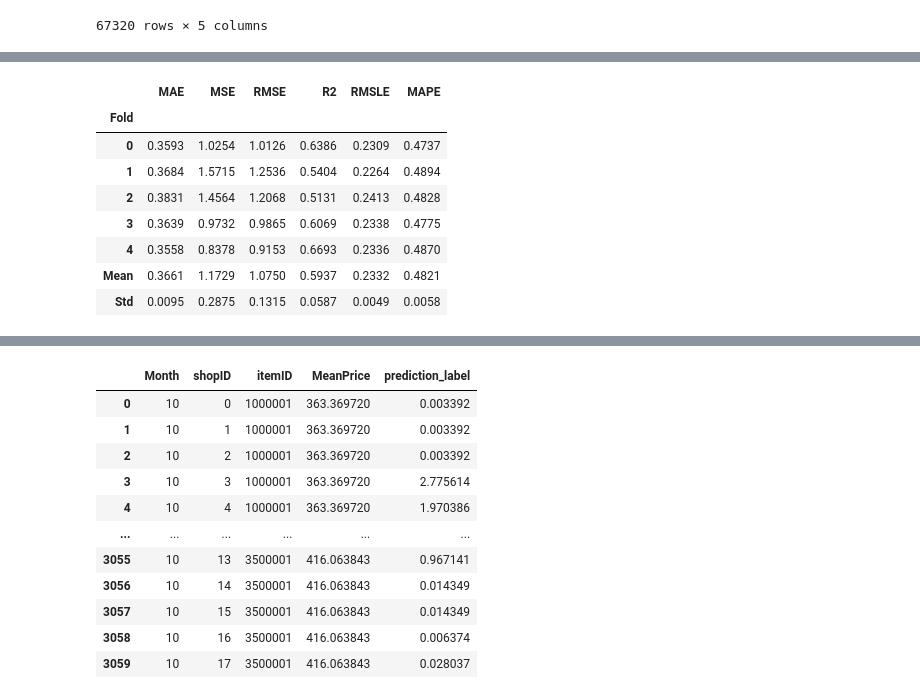
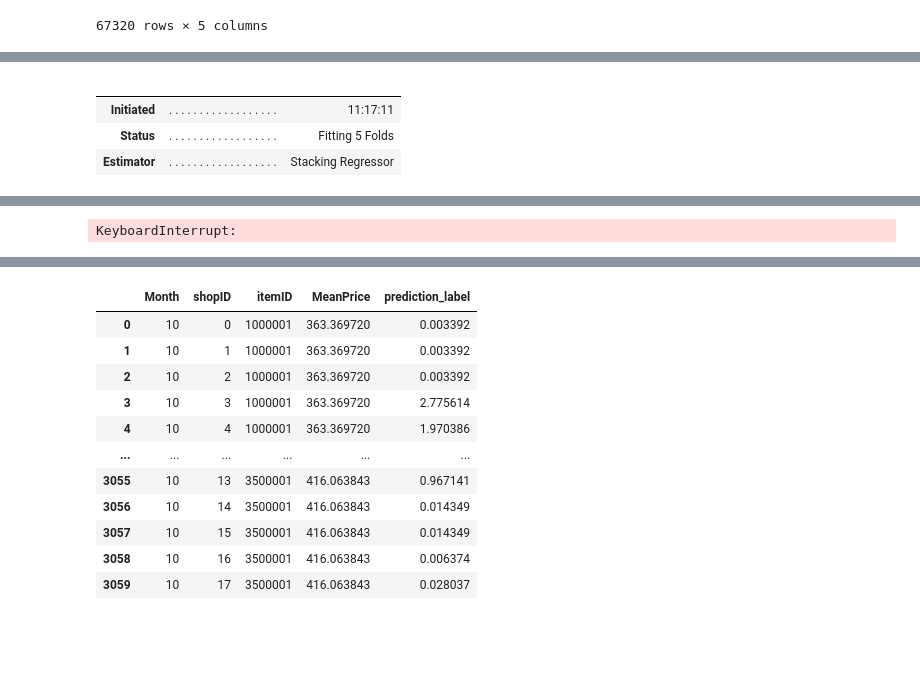
Before and after one commit to Makoto-Noda/dev, a Jupyter notebook: PBL01/PBL01/PBL01_model_fix.ipynb, the cells around one changed output, grey strips where cells are left out. Saved outputs shown, nothing was run; the diff lists cells and outputs as text; code cells hidden in the pictures; blank space fills up the shorter version.

```diff
--- a/PBL01/PBL01/PBL01_model_fix.ipynb
+++ b/PBL01/PBL01/PBL01_model_fix.ipynb
@@ -88,16 +108,13 @@ top3 = compare_models(sort='RMSE', n_select=3, fold=3)
 # %%
-stack_model = stack_models(estimator_list=top3, meta_model=lgbm, fold=5, choose_better=True, optimize='RMSE')
+stack_model = stack_models(estimator_list=top4, meta_model=lgbm_tuned, fold=5, choose_better=True, optimize='R2')
 # %% [output]
+|  |  |  |
+|  |  |  |
+| Initiated | . . . . . . . . . . . . . . . . . . | 11:17:11 |
+| Status | . . . . . . . . . . . . . . . . . . | Fitting 5 Folds |
+| Estimator | . . . . . . . . . . . . . . . . . . | Stacking Regressor |
 [interactive output not drawn]
-|  | MAE | MSE | RMSE | R2 | RMSLE | MAPE |
-| Fold |  |  |  |  |  |  |
-| 0 | 0.3593 | 1.0254 | 1.0126 | 0.6386 | 0.2309 | 0.4737 |
-| 1 | 0.3684 | 1.5715 | 1.2536 | 0.5404 | 0.2264 | 0.4894 |
-| 2 | 0.3831 | 1.4564 | 1.2068 | 0.5131 | 0.2413 | 0.4828 |
-| 3 | 0.3639 | 0.9732 | 0.9865 | 0.6069 | 0.2338 | 0.4775 |
-| 4 | 0.3558 | 0.8378 | 0.9153 | 0.6693 | 0.2336 | 0.4870 |
-| Mean | 0.3661 | 1.1729 | 1.0750 | 0.5937 | 0.2332 | 0.4821 |
-| Std | 0.0095 | 0.2875 | 0.1315 | 0.0587 | 0.0049 | 0.0058 |
+KeyboardInterrupt:
 # %%
 final_model = finalize_model(stack_model)
 # %%
```
Also changed, not shown: parts of 5 cells of this notebook, 4 other files.
